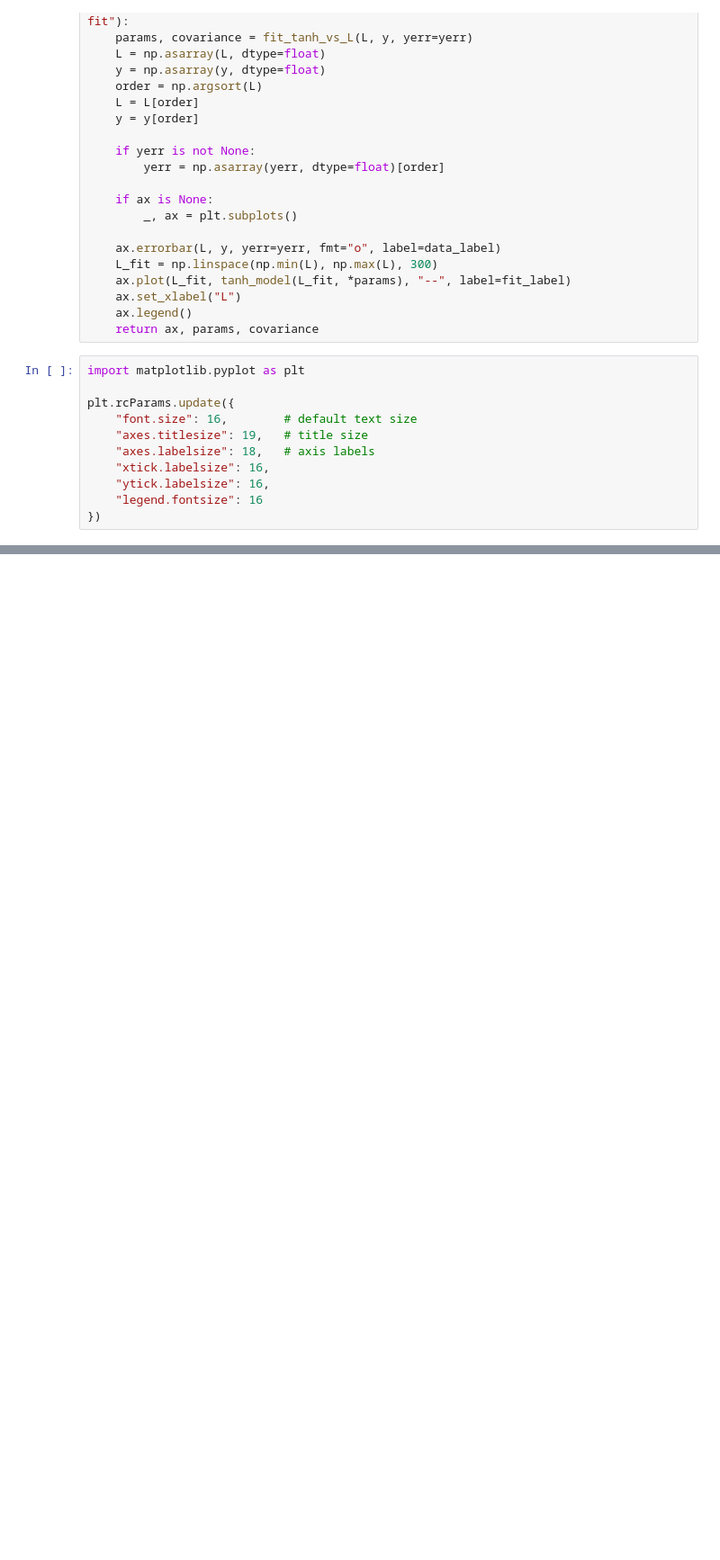
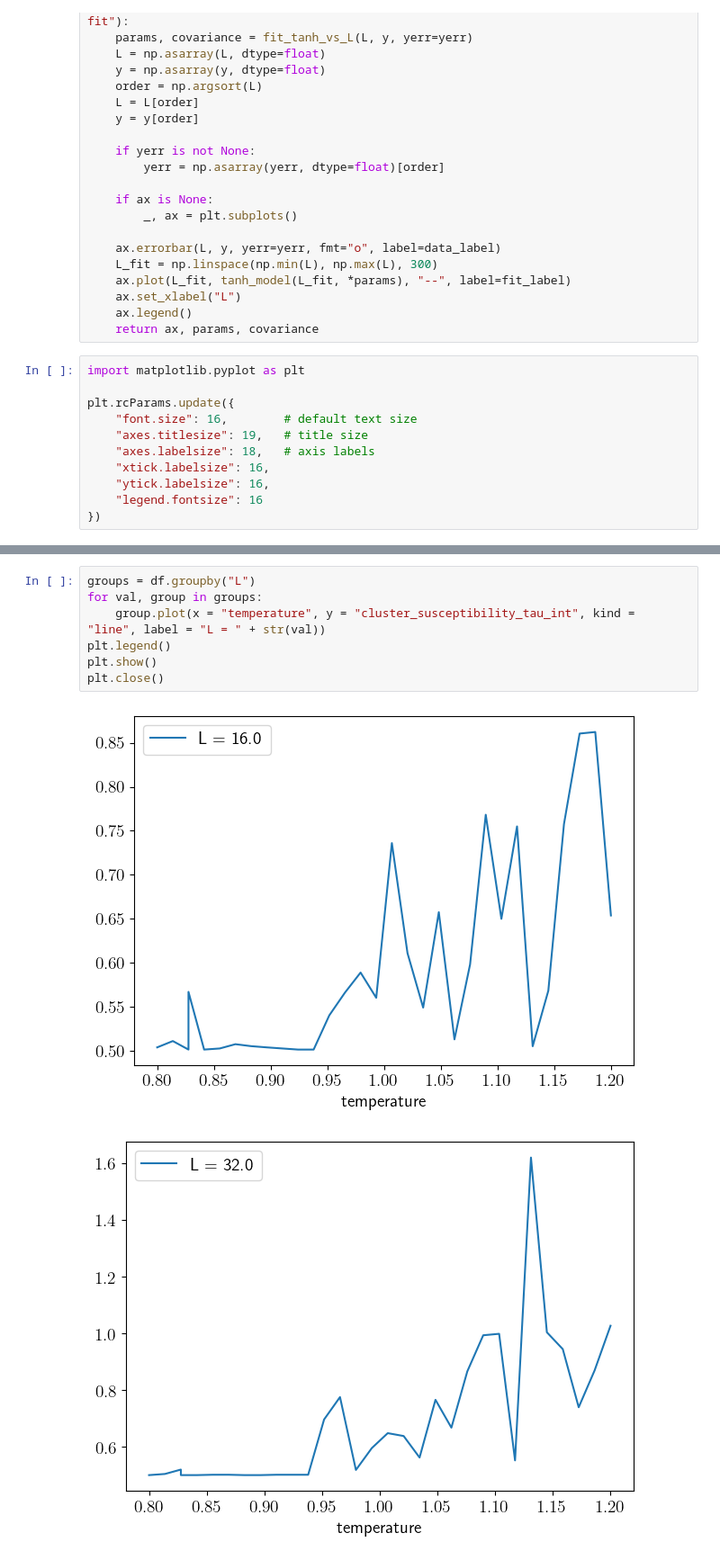
Before and after one commit to alvarorc19/capstone-code, a Jupyter notebook: analyze/playground.ipynb, the cells around one changed output, grey strips where cells are left out. Shown at 90% size. Saved outputs shown, nothing was run; the diff lists cells and outputs as text; blank space fills up the shorter version.

```diff
--- a/analyze/playground.ipynb
+++ b/analyze/playground.ipynb
@@ -565,0 +590,10 @@ a[2:]
+# %%
+groups = df.groupby("L")
+for val, group in groups:
+    group.plot(x = "temperature", y = "cluster_susceptibility_tau_int", kind = "line", label = "L = " + str(val))
+plt.legend()
+plt.show()
+plt.close()
+# %% [output]
+[figure, added]
+[figure, added]
```
Also changed, not shown: parts of 5 cells of this notebook.
